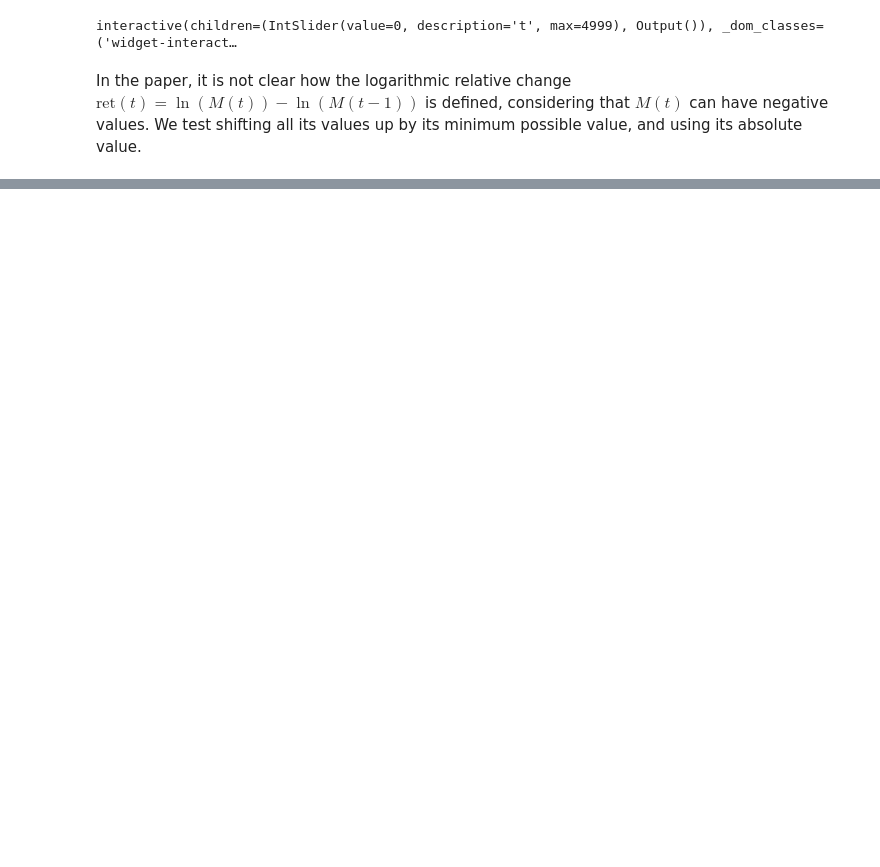
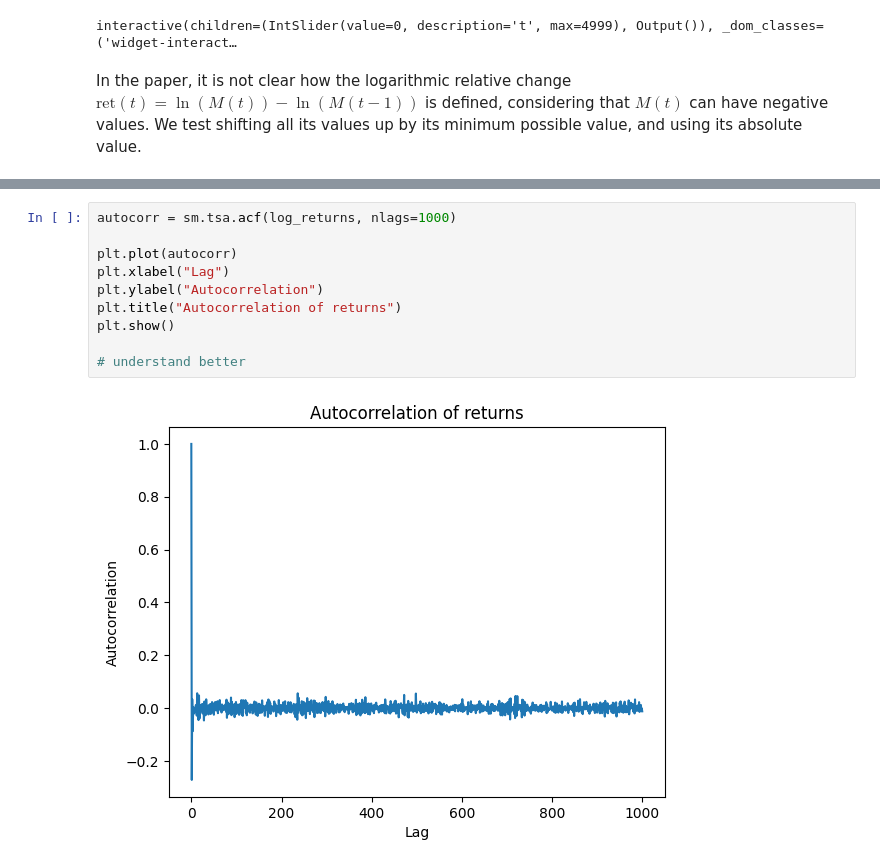
Before and after one commit to eghirardo/ising-markets, a Jupyter notebook: Code/Bornholdt.ipynb, the cells around one changed output, grey strips where cells are left out. Drawn from its saved outputs; the diff is of its cells as text; blank space fills up the shorter version.

```diff
--- a/Code/Bornholdt.ipynb
+++ b/Code/Bornholdt.ipynb
@@ -53,0 +76,12 @@ plt.plot(log_returns)
+# %%
+autocorr = sm.tsa.acf(log_returns, nlags=1000)
+
+plt.plot(autocorr)
+plt.xlabel("Lag")
+plt.ylabel("Autocorrelation")
+plt.title("Autocorrelation of returns")
+plt.show()
+
+# understand better
+# %% [output]
+[figure, added]
```
Also changed, not shown: parts of 6 cells of this notebook.
